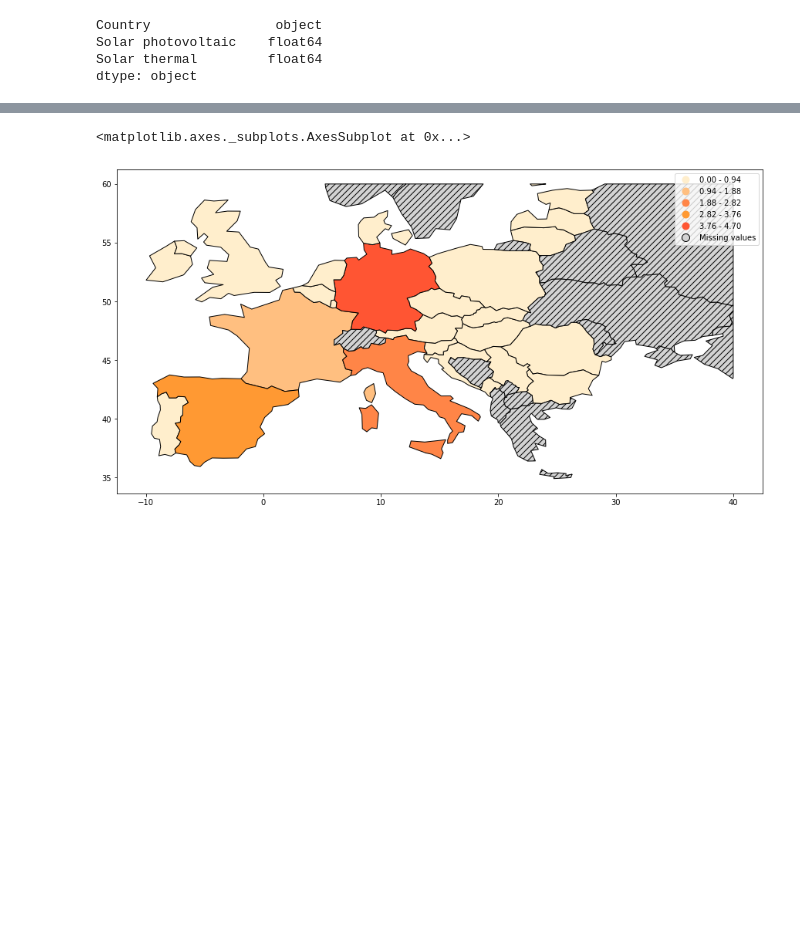
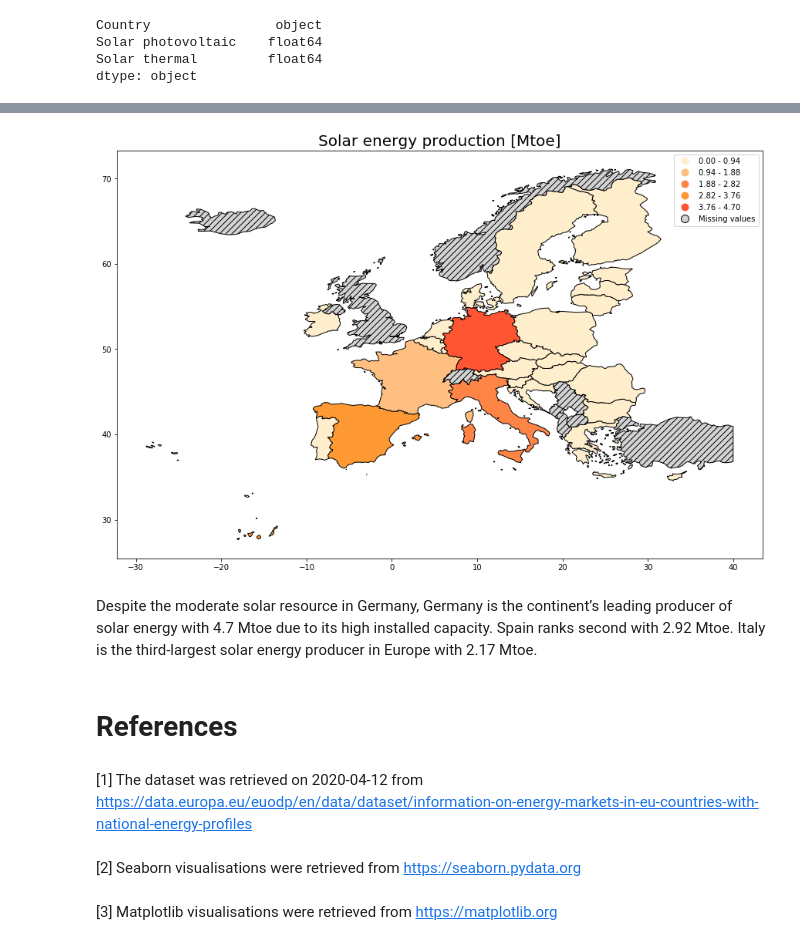
Before and after one commit to nlygar/renewable-energy-eu-statistics, a Jupyter notebook: renewable-energy-eu-statistics.ipynb, the cells around one changed output, grey strips where cells are left out. Drawn from its saved outputs; the diff is of its cells as text; code cells hidden in the pictures; blank space fills up the shorter version.

```diff
--- a/renewable-energy-eu-statistics.ipynb
+++ b/renewable-energy-eu-statistics.ipynb
@@ -767,13 +770,6 @@ solar_results['Solar total'] = solar_results['Solar photovoltaic']+ solar_result
 
 # Droping the obsolate columns
 solar_results=solar_results.drop (['Solar photovoltaic','Solar thermal'],axis=1)
-
-# Insert new column with the full names of the countries
-# the column is needed for the mapping
-solar_results['name']=['EU','Belgium','Bulgaria','Czechia','Denmark','Germany','Estonia','Ireland',
-                       'United Kingdom','Spain','France','Croatia','Italy','Cyprus','Latvia','Lithuania',
-                       'Luxembourg','Hungary','Montenegro','Netherlands','Austria','Poland','Portugal','Romania',
-                       'Slovenia','Slovakia','Finland','Serbia']
 # %%
 solar_results.head()
 # %% [output]
@@ -786,33 +793,44 @@ solar_results.head()
 # %%
 from shapely.geometry import Polygon
 from matplotlib.colors import ListedColormap
 
-# Reading the world map
-world = geopandas.read_file(geopandas.datasets.get_path('naturalearth_lowres'))
+# Reading the european map
+nuts=gpd.read_file('img/NUTS_RG_20M_2016_4326_LEVL_0.shp')
 
-# Create a custom polygon
-polygon = Polygon([(-30, 20), (-30, 60), (40,60), (40, 20)])
-poly_gdf = geopandas.GeoDataFrame([1], geometry=[polygon], crs=world.crs)
+# Create a custom polygon for clipping
+polygon = Polygon([(-30, 20), (-30, 90), (40,90), (40, 20)])
+poly_gdf = gpd.GeoDataFrame([1], geometry=[polygon], crs=nuts.crs)
 
-# Create a subset of the world data that is just the Europe continent
-europe = world.query('continent == "Europe"')
+# Renaming the column so that they can be merged
+solar_results=solar_results.rename(columns={'Country':'NUTS_ID'})
+# Merging the solar data with the map data.
+europe_solar = pd.merge(nuts, solar_results, how='left', on='NUTS_ID')
 
-# Merging the solar data with the map data.
-europe_solar = pd.merge(europe, solar_results, how='left', on='name')
-
-# Cliped only the regions of interesst
-europe_clipped = geopandas.clip(europe_solar, polygon)
+# Clipped to the regions of interesst
+europe_clipped = gpd.clip(europe_solar, polygon)
 
 # Create custom color palette
 colors=["#ffeecc", "#ffbf80","#ffa447", "#ff8547","#ff9933","#ff5533"]
 
-
 # Plot the clipped data
 # Missing data is also shown
-europe_clipped.plot(column='Solar total',scheme='equalinterval', edgecolor="black", legend=True,
-                    cmap=ListedColormap(sns.color_palette(colors)),
-                    figsize=(15, 10),
-                    missing_kwds={'color': 'lightgrey',"hatch": "///","label": "Missing values",})
+ax= europe_clipped.plot(column='Solar total',scheme='equalinterval', edgecolor="black",
+                        legend=True,
+                        cmap=ListedColormap(sns.color_palette(colors)),
+                        figsize=(15, 10),
+                        missing_kwds={'color': 'lightgrey',"hatch": "///","label": "Missing values",})
+
+ax.set_title("Solar energy production [Mtoe]",fontsize = 20);
 # %% [output]
-<matplotlib.axes._subplots.AxesSubplot at 0x...>
-[figure, old version]
+[figure, new version]
+# %% [markdown]
+Despite the moderate solar resource in Germany, Germany is the continent’s leading producer of solar energy with 4.7 Mtoe due to its high installed capacity. Spain ranks second with 2.92 Mtoe. Italy is the third-largest solar energy producer in Europe with 2.17 Mtoe.
+# %% [markdown]
+# References<a class="anchor" id="references"></a>
+# %% [markdown]
+[1]<a class="anchor" id="dataset"></a> The dataset was retrieved on 2020-04-12 from
+https://data.europa.eu/euodp/en/data/dataset/information-on-energy-markets-in-eu-countries-with-national-energy-profiles
+# %% [markdown]
+[2]<a class="anchor" id="seaborn"></a> Seaborn visualisations were retrieved from https://seaborn.pydata.org
+# %% [markdown]
+[3]<a class="anchor" id="matplotlib"></a> Matplotlib visualisations were retrieved from https://matplotlib.org
```
Also changed, not shown: parts of 16 cells of this notebook, 4 other files.
